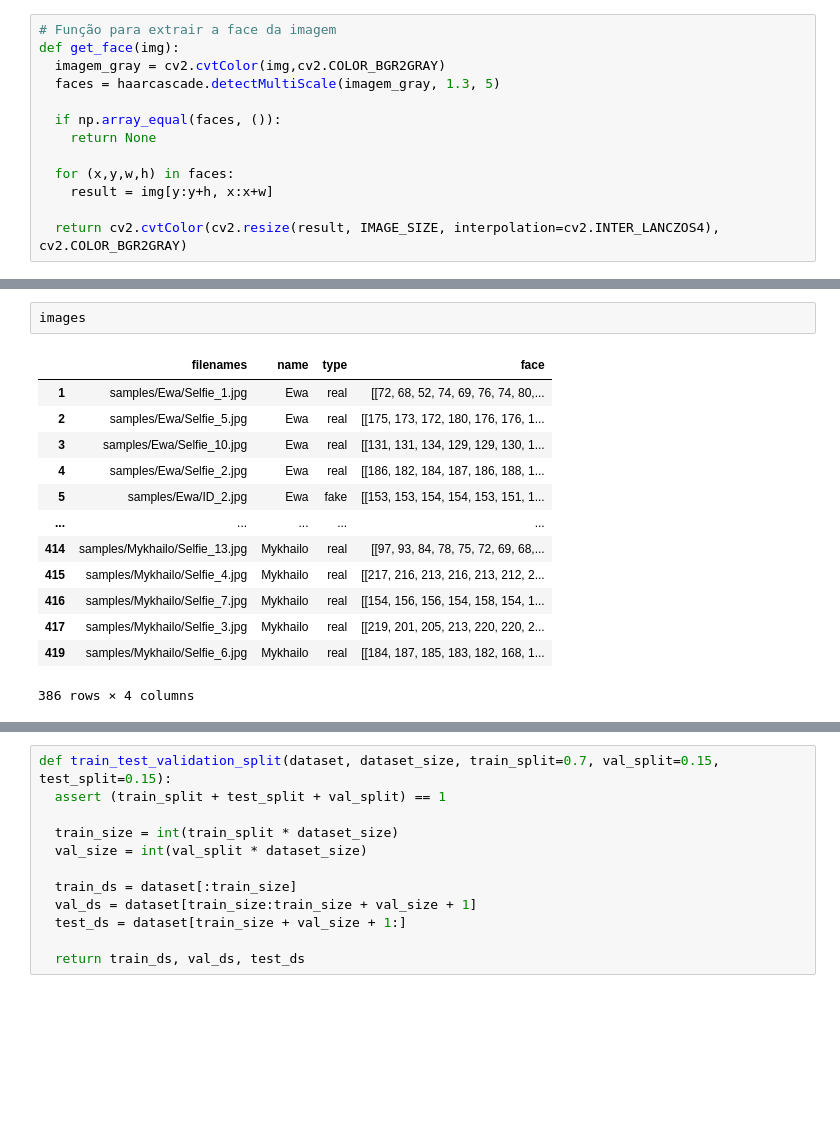
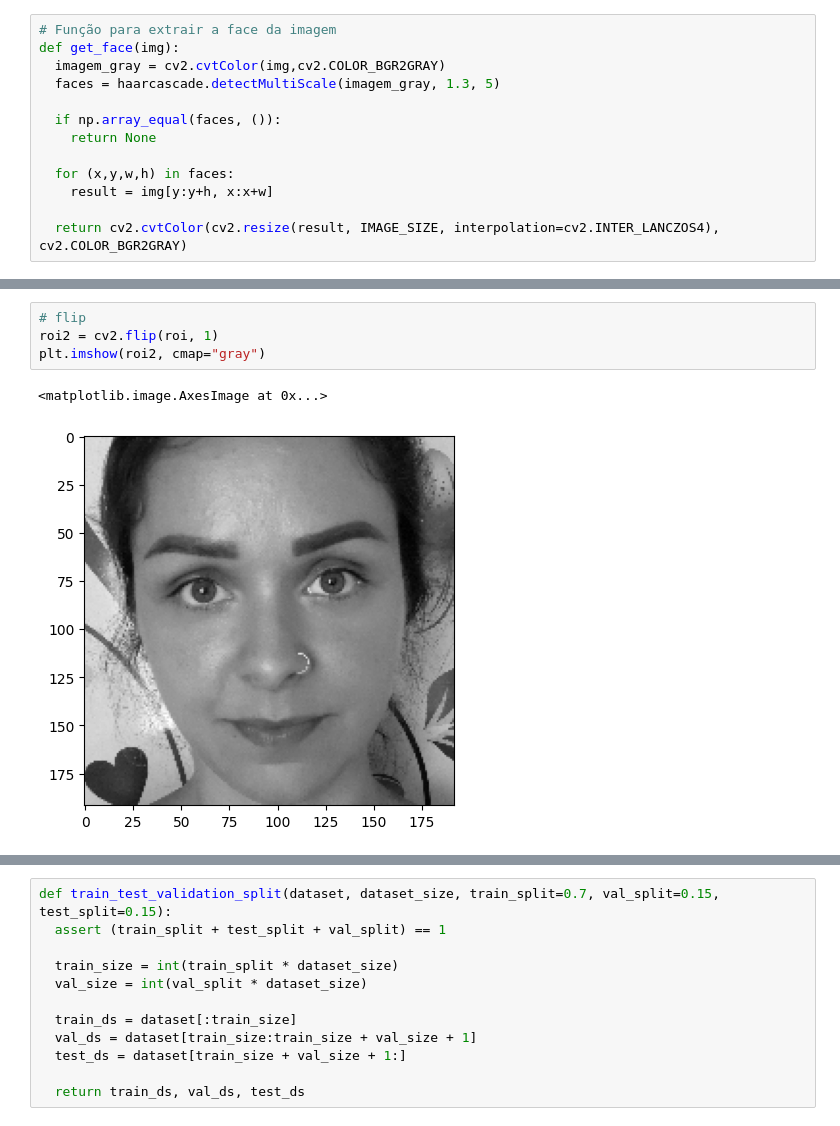
Before and after one commit to MBA-IA-GROUP-A/visao-computacional-detector-liveness, a Jupyter notebook: notebook/deteccao-liveness-notebook.ipynb, the cells around one changed output, grey strips where cells are left out. Saved outputs shown, nothing was run; the diff lists cells and outputs as text; blank space fills up the shorter version.

```diff
--- a/notebook/deteccao-liveness-notebook.ipynb
+++ b/notebook/deteccao-liveness-notebook.ipynb
@@ -175,17 +178,8 @@ Invalid SOS parameters for sequential JPEG
-# %%
-images
-# %% [output]
-|  | filenames | name | type | face |
-| 1 | samples/Ewa/Selfie_1.jpg | Ewa | real | [[72, 68, 52, 74, 69, 76, 74, 80,... |
-| 2 | samples/Ewa/Selfie_5.jpg | Ewa | real | [[175, 173, 172, 180, 176, 176, 1... |
-| 3 | samples/Ewa/Selfie_10.jpg | Ewa | real | [[131, 131, 134, 129, 129, 130, 1... |
-| 4 | samples/Ewa/Selfie_2.jpg | Ewa | real | [[186, 182, 184, 187, 186, 188, 1... |
-| 5 | samples/Ewa/ID_2.jpg | Ewa | fake | [[153, 153, 154, 154, 153, 151, 1... |
-| ... | ... | ... | ... | ... |
-| 414 | samples/Mykhailo/Selfie_13.jpg | Mykhailo | real | [[97, 93, 84, 78, 75, 72, 69, 68,... |
-| 415 | samples/Mykhailo/Selfie_4.jpg | Mykhailo | real | [[217, 216, 213, 216, 213, 212, 2... |
-| 416 | samples/Mykhailo/Selfie_7.jpg | Mykhailo | real | [[154, 156, 156, 154, 158, 154, 1... |
-| 417 | samples/Mykhailo/Selfie_3.jpg | Mykhailo | real | [[219, 201, 205, 213, 220, 220, 2... |
-| 419 | samples/Mykhailo/Selfie_6.jpg | Mykhailo | real | [[184, 187, 185, 183, 182, 168, 1... |
-386 rows × 4 columns
+# %%
+# flip
+roi2 = cv2.flip(roi, 1)
+plt.imshow(roi2, cmap="gray")
+# %% [output]
+<matplotlib.image.AxesImage at 0x...>
+[figure, added]
 # %%
```
Also changed, not shown: parts of 29 cells of this notebook, 10 other files.
